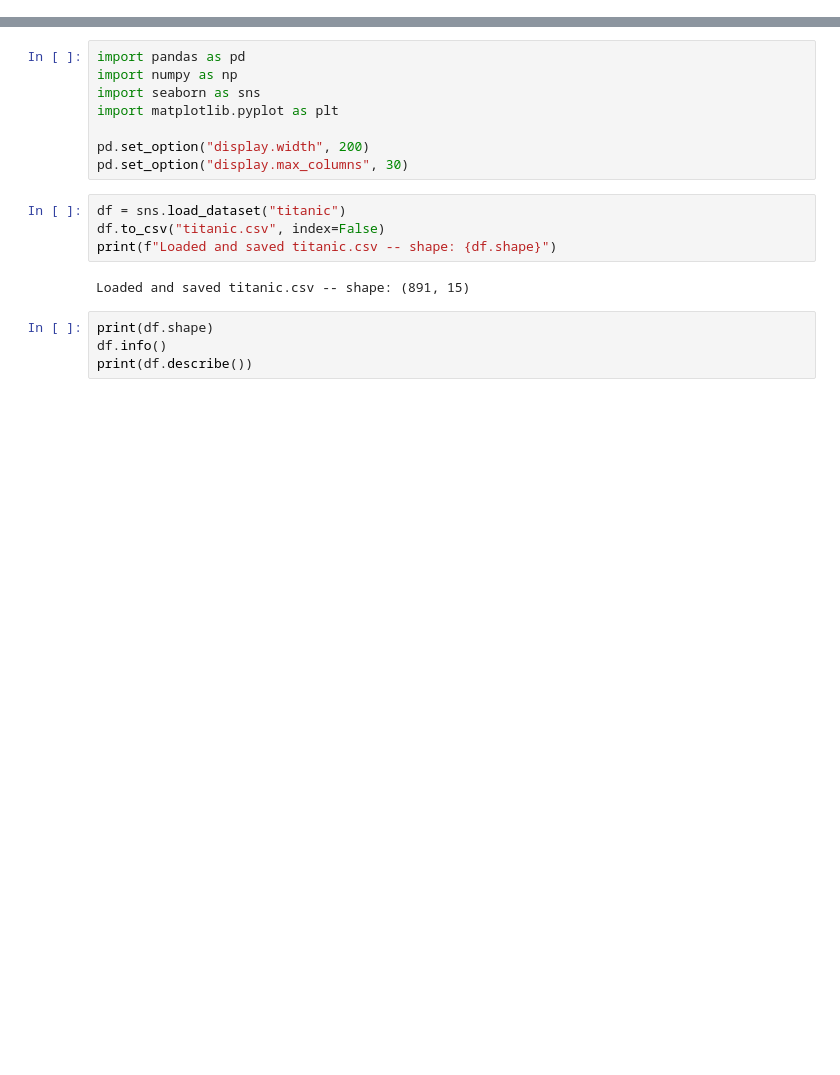
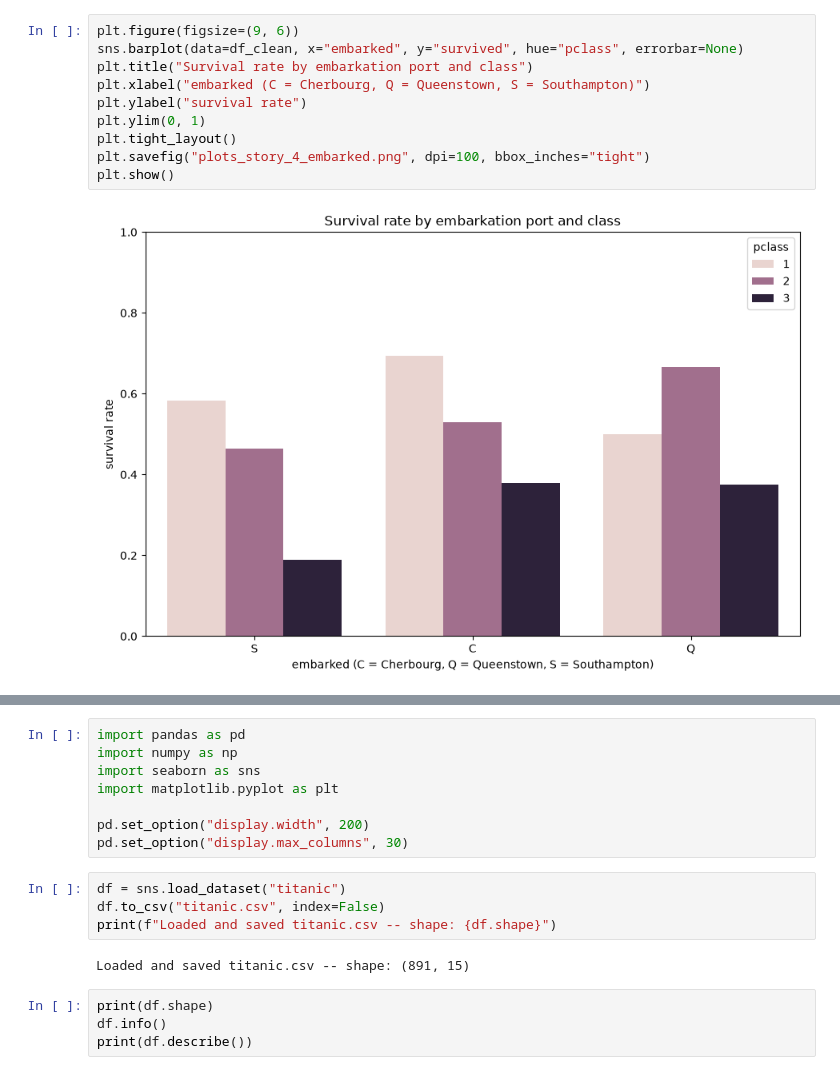
Before and after one commit to Rohith4294/Zepto-data-AI-platform, a Jupyter notebook: analytics/01_eda.ipynb, the cells around one changed output, grey strips where cells are left out. Cells and saved outputs as stored; diff of their text form; blank space fills up the shorter version.

```diff
--- a/analytics/01_eda.ipynb
+++ b/analytics/01_eda.ipynb
@@ -0,0 +48,12 @@
+# %%
+plt.figure(figsize=(9, 6))
+sns.barplot(data=df_clean, x="embarked", y="survived", hue="pclass", errorbar=None)
+plt.title("Survival rate by embarkation port and class")
+plt.xlabel("embarked (C = Cherbourg, Q = Queenstown, S = Southampton)")
+plt.ylabel("survival rate")
+plt.ylim(0, 1)
+plt.tight_layout()
+plt.savefig("plots_story_4_embarked.png", dpi=100, bbox_inches="tight")
+plt.show()
+# %% [output]
+[figure, added]
```
Also changed, not shown: parts of 16 cells of this notebook, 7 other files.
